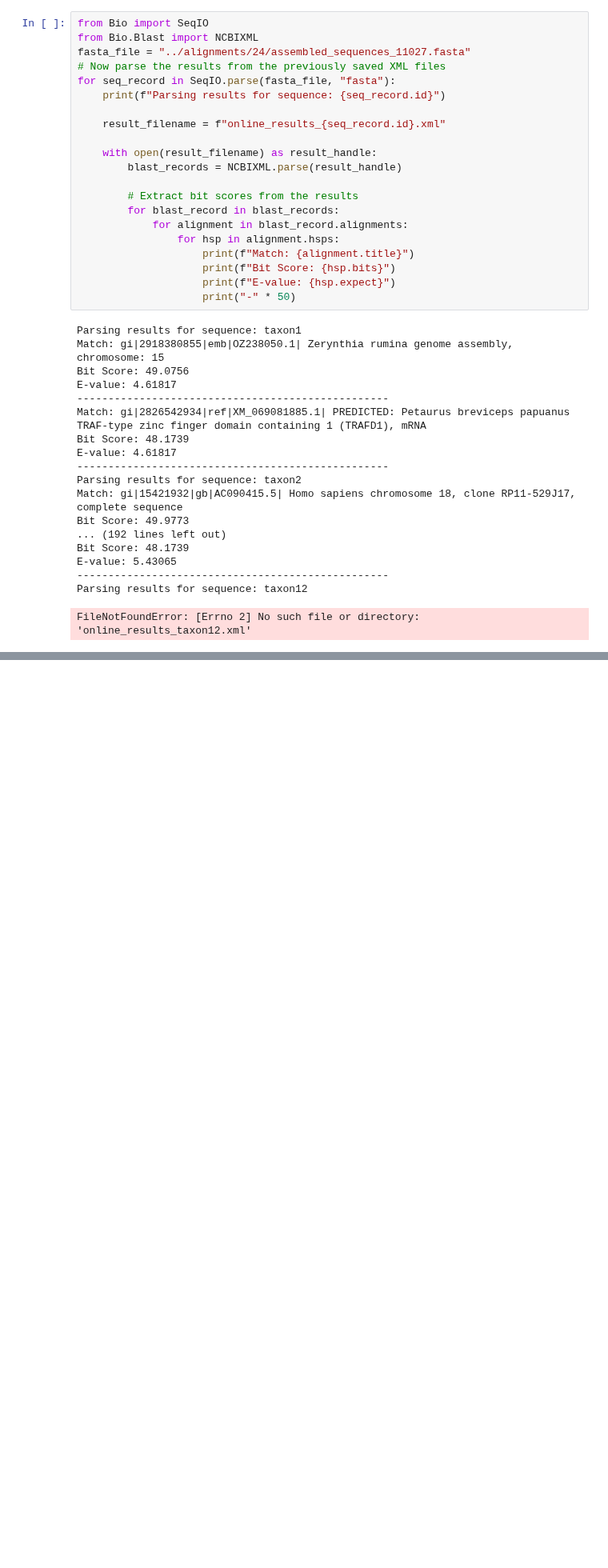
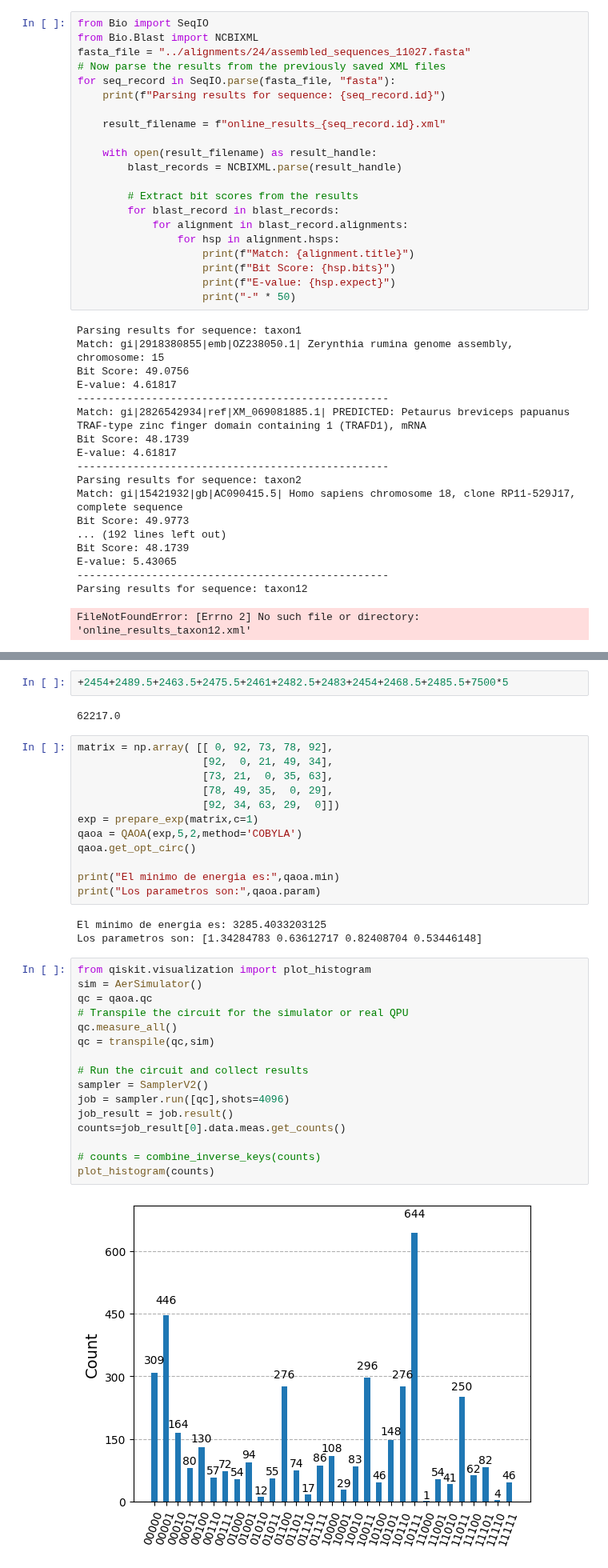
Before and after one commit to Nicofero/PhyloTree_ReConst, a Jupyter notebook: miscelaneous/test.ipynb, the cells around one changed output, grey strips where cells are left out. Shown at 80% size. Drawn from its saved outputs; the diff is of its cells as text; blank space fills up the shorter version.

Commit message:
New tests and modified QAOA class

```diff
--- a/miscelaneous/test.ipynb
+++ b/miscelaneous/test.ipynb
@@ -849,0 +918,37 @@ FileNotFoundError: [Errno 2] No such file or directory: 'online_results_taxon12.
+# %%
++2454+2489.5+2463.5+2475.5+2461+2482.5+2483+2454+2468.5+2485.5+7500*5
+# %% [output]
+62217.0
+# %%
+matrix = np.array( [[ 0, 92, 73, 78, 92],
+                    [92,  0, 21, 49, 34],
+                    [73, 21,  0, 35, 63],
+                    [78, 49, 35,  0, 29],
+                    [92, 34, 63, 29,  0]])
+exp = prepare_exp(matrix,c=1)
+qaoa = QAOA(exp,5,2,method='COBYLA')
+qaoa.get_opt_circ()
+
+print("El minimo de energia es:",qaoa.min)
+print("Los parametros son:",qaoa.param)
+# %% [output]
+El minimo de energia es: 3285.4033203125
+Los parametros son: [1.34284783 0.63612717 0.82408704 0.53446148]
+# %%
+from qiskit.visualization import plot_histogram
+sim = AerSimulator()
+qc = qaoa.qc
+# Transpile the circuit for the simulator or real QPU
+qc.measure_all()
+qc = transpile(qc,sim)
+
+# Run the circuit and collect results
+sampler = SamplerV2()
+job = sampler.run([qc],shots=4096)
+job_result = job.result()
+counts=job_result[0].data.meas.get_counts()
+
+# counts = combine_inverse_keys(counts)
+plot_histogram(counts)
+# %% [output]
+[figure, added]
```
Also changed, not shown: parts of 5 cells of this notebook, 2 other files.
